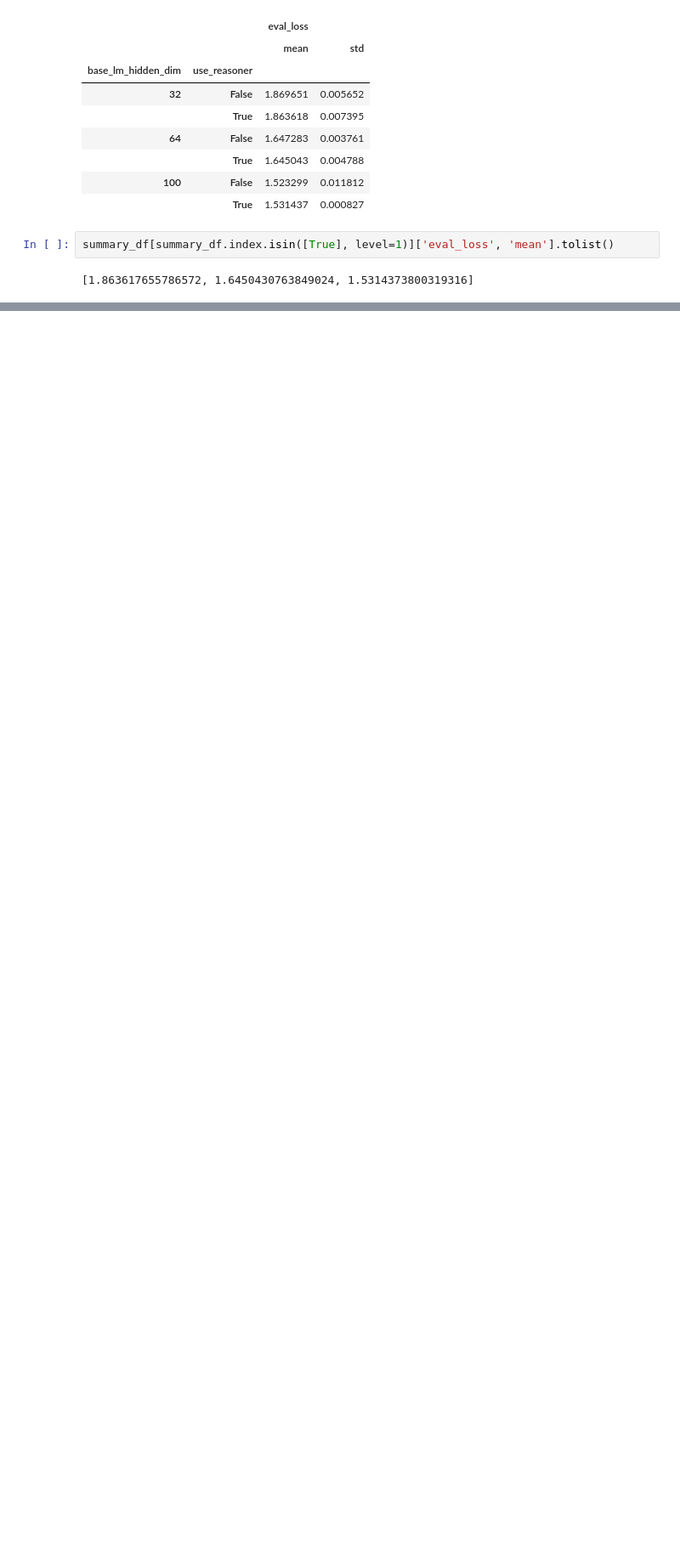
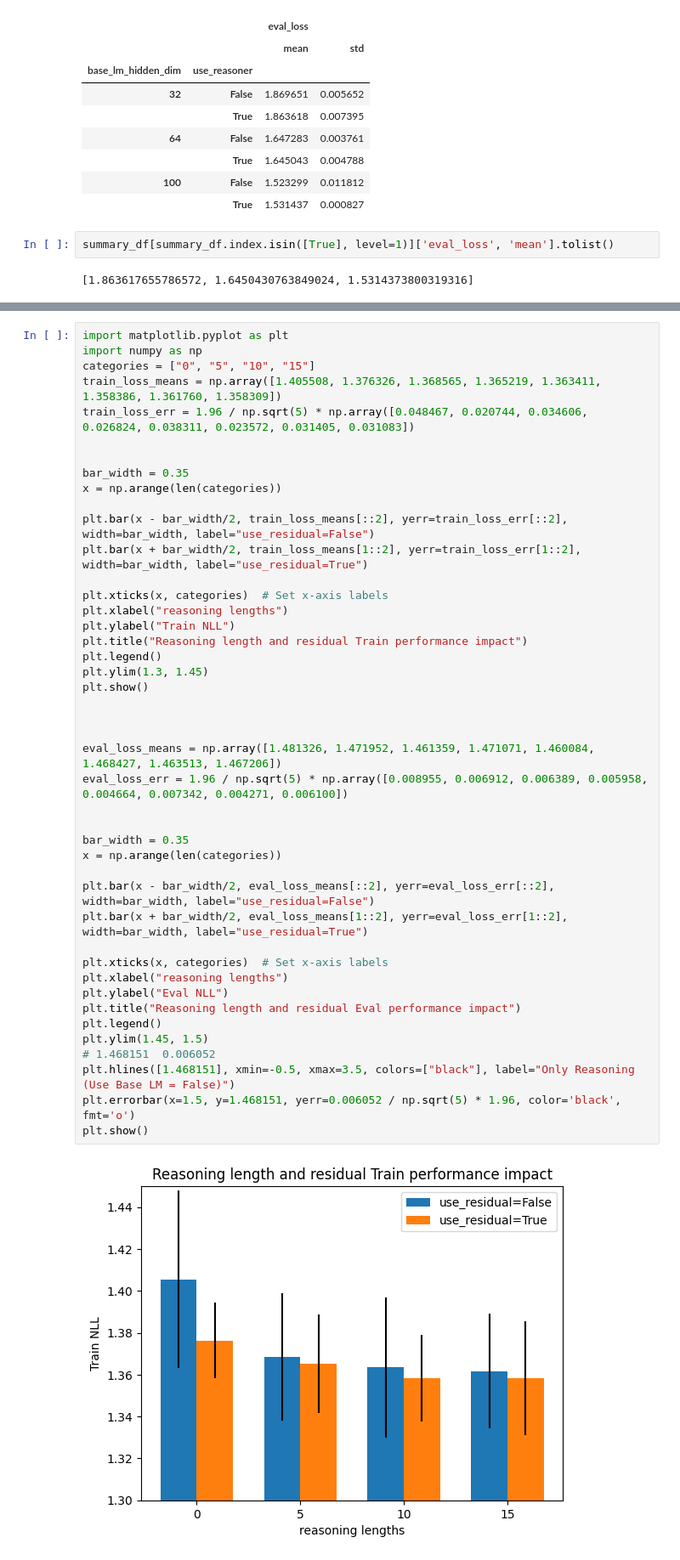
Before and after one commit to jakob-bjorner/quiet-star-replicate, a Jupyter notebook: scratch/understand.ipynb, the cells around one changed output, grey strips where cells are left out. Shown at 85% size. Cells and saved outputs as stored; diff of their text form; blank space fills up the shorter version.

```diff
--- a/scratch/understand.ipynb
+++ b/scratch/understand.ipynb
@@ -269,0 +315,46 @@ plt.grid(True)
+# %%
+import matplotlib.pyplot as plt
+import numpy as np
+categories = ["0", "5", "10", "15"]
+train_loss_means = np.array([1.405508, 1.376326, 1.368565, 1.365219, 1.363411, 1.358386, 1.361760, 1.358309])
+train_loss_err = 1.96 / np.sqrt(5) * np.array([0.048467, 0.020744, 0.034606, 0.026824, 0.038311, 0.023572, 0.031405, 0.031083])
+
+
+bar_width = 0.35
+x = np.arange(len(categories))
+
+plt.bar(x - bar_width/2, train_loss_means[::2], yerr=train_loss_err[::2], width=bar_width, label="use_residual=False")
+plt.bar(x + bar_width/2, train_loss_means[1::2], yerr=train_loss_err[1::2], width=bar_width, label="use_residual=True")
+
+plt.xticks(x, categories)  # Set x-axis labels
+plt.xlabel("reasoning lengths")
+plt.ylabel("Train NLL")
+plt.title("Reasoning length and residual Train performance impact")
+plt.legend()
+plt.ylim(1.3, 1.45)
+plt.show()
+
+
+
+eval_loss_means = np.array([1.481326, 1.471952, 1.461359, 1.471071, 1.460084, 1.468427, 1.463513, 1.467206])
+eval_loss_err = 1.96 / np.sqrt(5) * np.array([0.008955, 0.006912, 0.006389, 0.005958, 0.004664, 0.007342, 0.004271, 0.006100])
+
+
+bar_width = 0.35
+x = np.arange(len(categories))
+
+plt.bar(x - bar_width/2, eval_loss_means[::2], yerr=eval_loss_err[::2], width=bar_width, label="use_residual=False")
+plt.bar(x + bar_width/2, eval_loss_means[1::2], yerr=eval_loss_err[1::2], width=bar_width, label="use_residual=True")
+
+plt.xticks(x, categories)  # Set x-axis labels
+plt.xlabel("reasoning lengths")
+plt.ylabel("Eval NLL")
+plt.title("Reasoning length and residual Eval performance impact")
+plt.legend()
+plt.ylim(1.45, 1.5)
+# 1.468151	0.006052
+plt.hlines([1.468151], xmin=-0.5, xmax=3.5, colors=["black"], label="Only Reasoning (Use Base LM = False)")
+plt.errorbar(x=1.5, y=1.468151, yerr=0.006052 / np.sqrt(5) * 1.96, color='black', fmt='o')
+plt.show()
+# %% [output]
+[figure, added]
```
Also changed, not shown: parts of 46 cells of this notebook, 6 other files.
